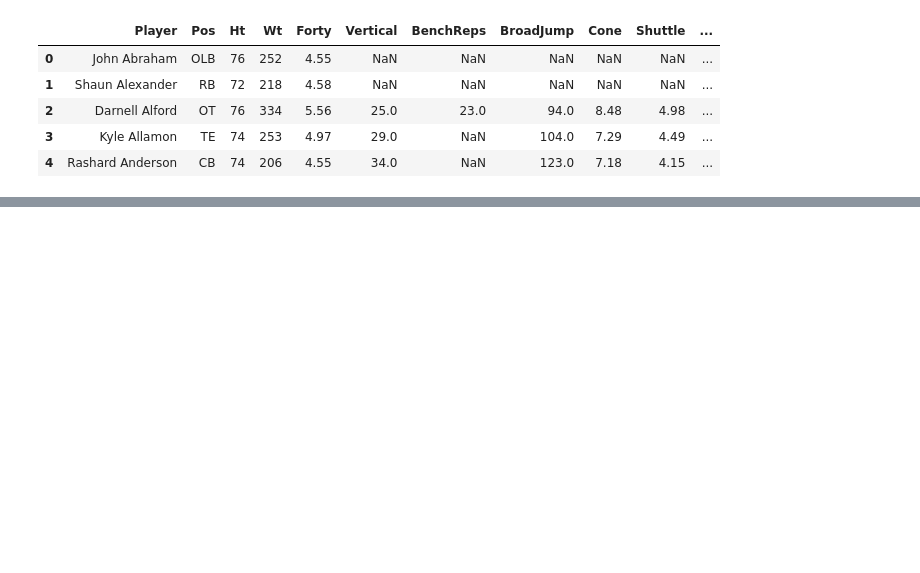
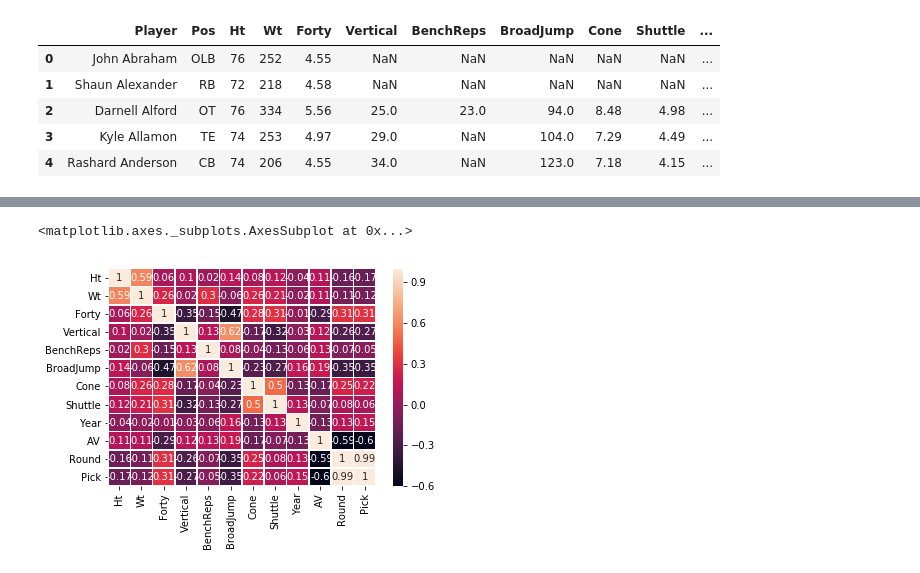
Before and after one commit to griffincosgrove/NFL_Draft_Data, a Jupyter notebook: data_analysis.ipynb, the cells around one changed output, grey strips where cells are left out. Cells and saved outputs as stored; diff of their text form; code cells hidden in the pictures; blank space fills up the shorter version.

Commit message:
start of data analysis

```diff
--- a/data_analysis.ipynb
+++ b/data_analysis.ipynb
@@ -33,0 +30,3 @@ KeyError: 'QB'
+# %%
+qb_df = df[ df['Pos'] == 'QB']
+qb_df.head()
@@ -33,0 +52,6 @@ KeyError: 'QB'
+# %%
+qb_correlation_matrix = qb_df.corr().round(2)
+sn.heatmap(data = qb_correlation_matrix, annot = True, linewidths = .5)
+# %% [output]
+<matplotlib.axes._subplots.AxesSubplot at 0x...>
+[figure, added]
```
Also changed, not shown: parts of 6 cells of this notebook.
